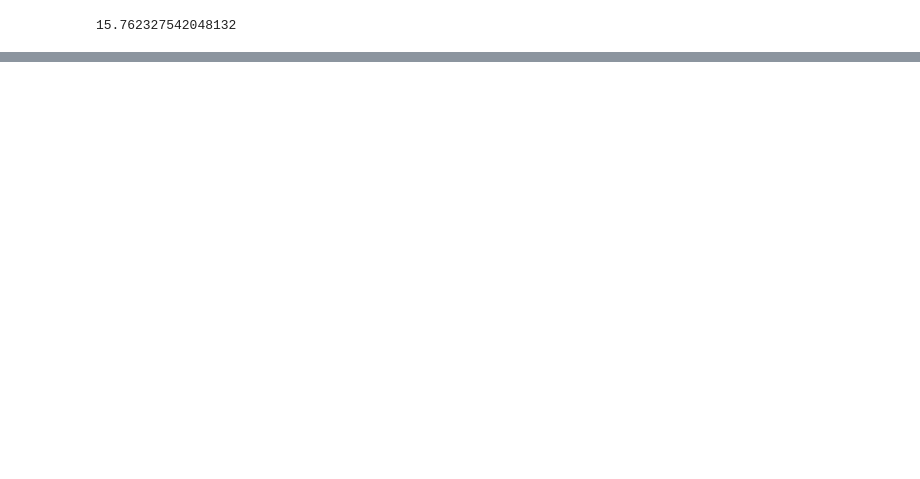
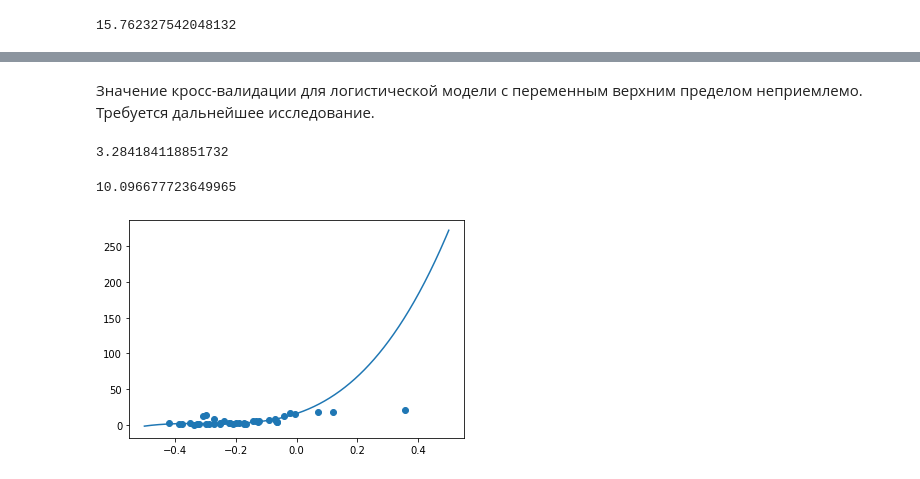
Before and after one commit to sheraleks/omega_stability, a Jupyter notebook: notebooks/structured.ipynb, the cells around one changed output, grey strips where cells are left out. Cells and saved outputs as stored; diff of their text form; code cells hidden in the pictures; blank space fills up the shorter version.

```diff
--- a/notebooks/structured.ipynb
+++ b/notebooks/structured.ipynb
@@ -94,0 +136,19 @@ cv_linear(x, y, 3, 0.3)
+# %% [markdown]
+Значение кросс-валидации для логистической модели с переменным верхним пределом неприемлемо.
+Требуется дальнейшее исследование.
+# %%
+# Логистическая функция с зафиксированной верхней асимптотой
+def logistic_new(a, x):
+    return 21.3/(1 + np.exp(-a[0]*(x-a[1])))
+cv_nonlinear(x, y, logistic_new, 0.3, 'huber', np.ones(2))
+# %% [output]
+3.284184118851732
+# %%
+def cube(a, x):
+    import numpy as np
+    p = np.poly1d(a[::-1])
+    return p(x)
+cv_nonlinear(x, y, cube, 0.3, 'huber', np.ones(4))
+# %% [output]
+10.096677723649965
+[figure, added]
```
Also changed, not shown: parts of 5 cells of this notebook.
